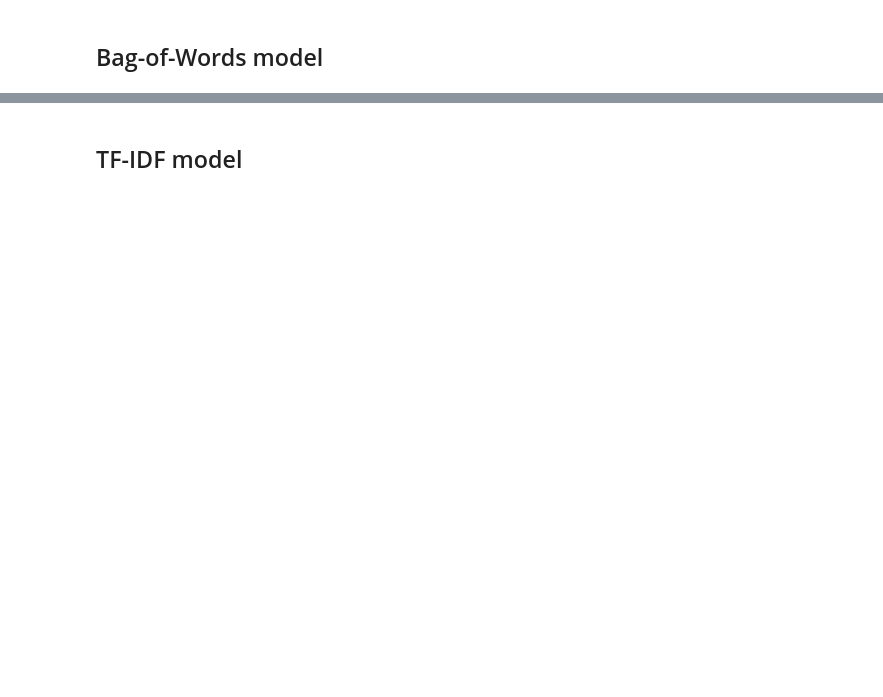
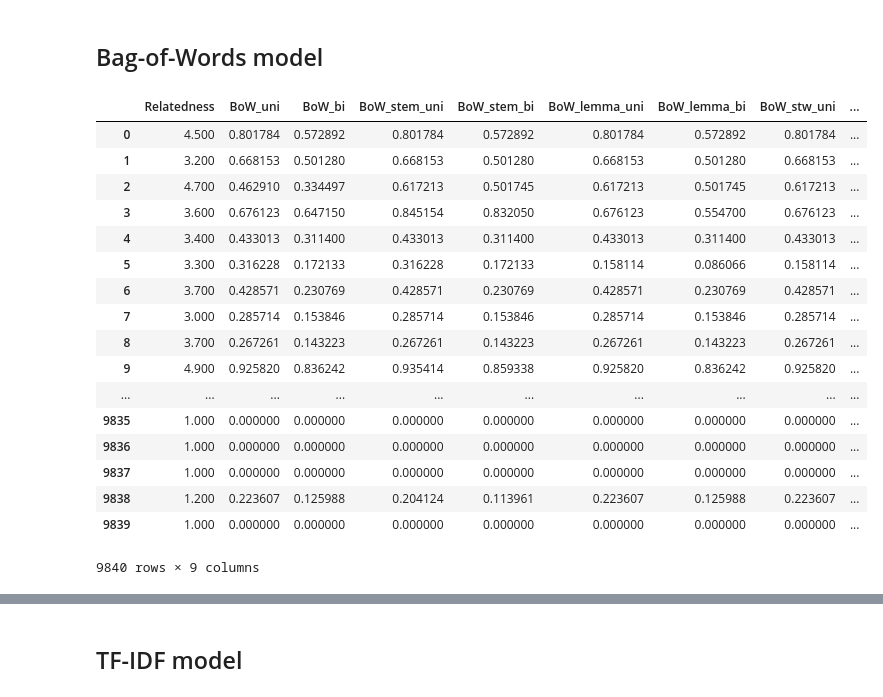
Before and after one commit to mar00nie/NLP-Text-Similarity, a Jupyter notebook: Text_Analysis.ipynb, the cells around one changed output, grey strips where cells are left out. Cells and saved outputs as stored; diff of their text form; code cells hidden in the pictures; blank space fills up the shorter version.

```diff
--- a/Text_Analysis.ipynb
+++ b/Text_Analysis.ipynb
@@ -339,6 +487,27 @@ sick_bow_scores
 # %%
 msr_bow_scores
 # %%
-df_sick_bow = pd.DataFrame({'Relatedness': sick_scores, 'BoW': sick_bow_scores, 'BoW_stem': sick_bow_stem_scores,
-                           'BoW_lemma': sick_bow_lem_scores, 'BoW_filt': sick_bow_stw_scores})
+df_sick_bow = pd.DataFrame({'Relatedness': sick_scores, 'BoW_uni': sick_bow_scores[0], 'BoW_bi': sick_bow_scores[1],
+                            'BoW_stem_uni': sick_bow_stem_scores[0], 'BoW_stem_bi': sick_bow_stem_scores[1],
+                            'BoW_lemma_uni': sick_bow_lem_scores[0], 'BoW_lemma_bi': sick_bow_lem_scores[1],
+                            'BoW_stw_uni': sick_bow_stw_scores[0], 'BoW_stw_bi': sick_bow_stw_scores[1]})
 df_sick_bow
+# %% [output]
+|  | Relatedness | BoW_uni | BoW_bi | BoW_stem_uni | BoW_stem_bi | BoW_lemma_uni | BoW_lemma_bi | BoW_stw_uni | ... |
+| 0 | 4.500 | 0.801784 | 0.572892 | 0.801784 | 0.572892 | 0.801784 | 0.572892 | 0.801784 | ... |
+| 1 | 3.200 | 0.668153 | 0.501280 | 0.668153 | 0.501280 | 0.668153 | 0.501280 | 0.668153 | ... |
+| 2 | 4.700 | 0.462910 | 0.334497 | 0.617213 | 0.501745 | 0.617213 | 0.501745 | 0.617213 | ... |
+| 3 | 3.600 | 0.676123 | 0.647150 | 0.845154 | 0.832050 | 0.676123 | 0.554700 | 0.676123 | ... |
+| 4 | 3.400 | 0.433013 | 0.311400 | 0.433013 | 0.311400 | 0.433013 | 0.311400 | 0.433013 | ... |
+| 5 | 3.300 | 0.316228 | 0.172133 | 0.316228 | 0.172133 | 0.158114 | 0.086066 | 0.158114 | ... |
+| 6 | 3.700 | 0.428571 | 0.230769 | 0.428571 | 0.230769 | 0.428571 | 0.230769 | 0.428571 | ... |
+| 7 | 3.000 | 0.285714 | 0.153846 | 0.285714 | 0.153846 | 0.285714 | 0.153846 | 0.285714 | ... |
+| 8 | 3.700 | 0.267261 | 0.143223 | 0.267261 | 0.143223 | 0.267261 | 0.143223 | 0.267261 | ... |
+| 9 | 4.900 | 0.925820 | 0.836242 | 0.935414 | 0.859338 | 0.925820 | 0.836242 | 0.925820 | ... |
+| ... | ... | ... | ... | ... | ... | ... | ... | ... | ... |
+| 9835 | 1.000 | 0.000000 | 0.000000 | 0.000000 | 0.000000 | 0.000000 | 0.000000 | 0.000000 | ... |
+| 9836 | 1.000 | 0.000000 | 0.000000 | 0.000000 | 0.000000 | 0.000000 | 0.000000 | 0.000000 | ... |
+| 9837 | 1.000 | 0.000000 | 0.000000 | 0.000000 | 0.000000 | 0.000000 | 0.000000 | 0.000000 | ... |
+| 9838 | 1.200 | 0.223607 | 0.125988 | 0.204124 | 0.113961 | 0.223607 | 0.125988 | 0.223607 | ... |
+| 9839 | 1.000 | 0.000000 | 0.000000 | 0.000000 | 0.000000 | 0.000000 | 0.000000 | 0.000000 | ... |
+9840 rows × 9 columns
```
Also changed, not shown: parts of 89 cells of this notebook.
